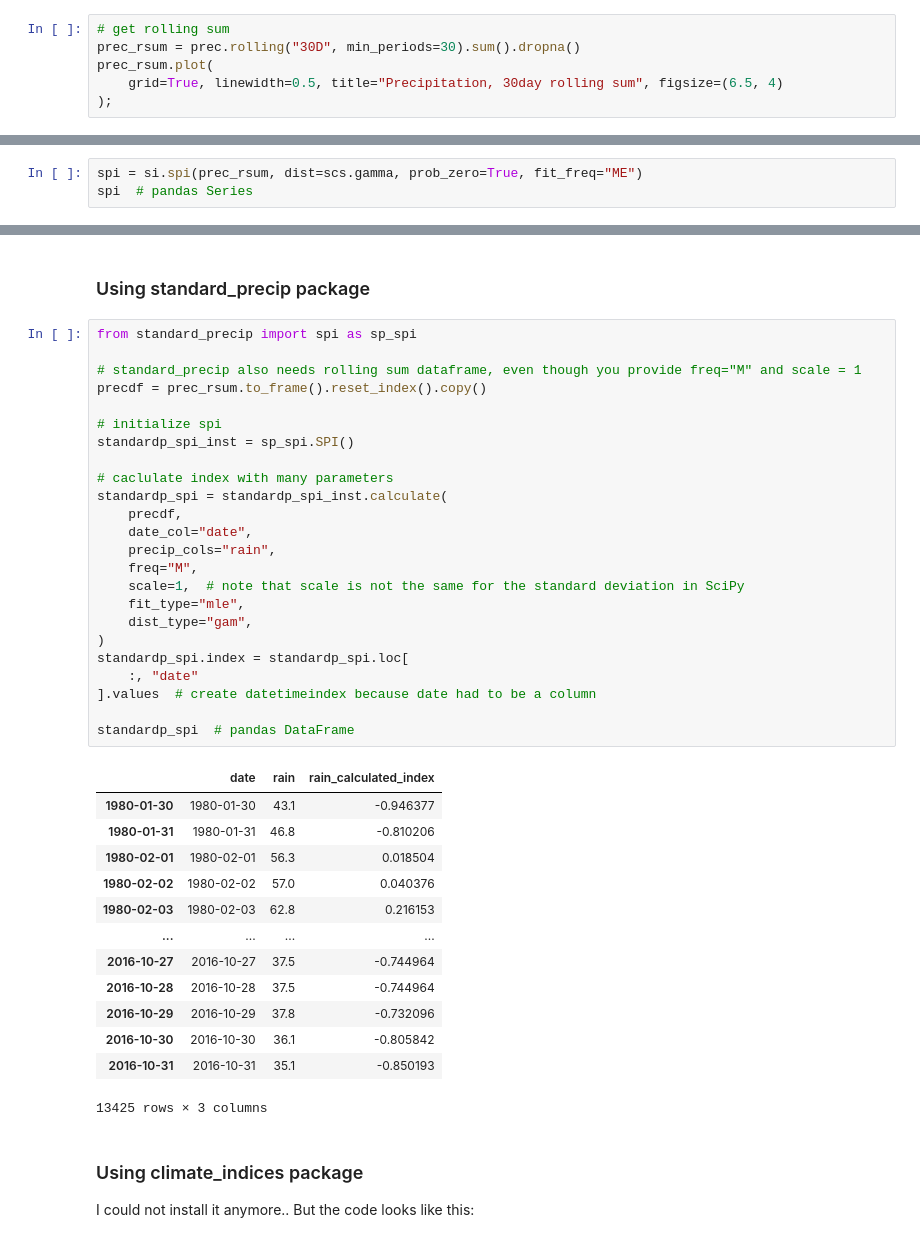
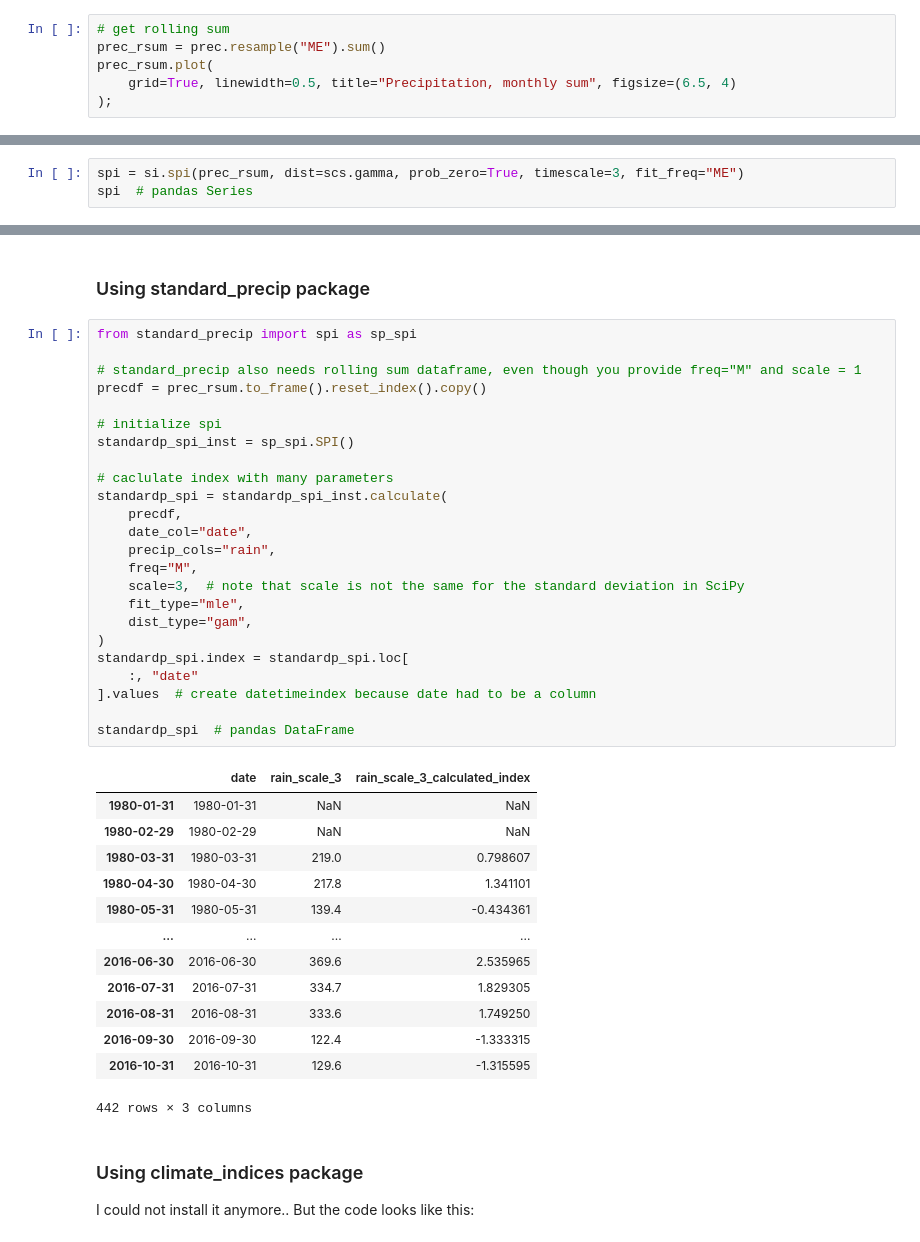
Before and after one commit to martinvonk/SPEI, a Jupyter notebook: doc/examples/example04_package_comparison.ipynb, the cells around one changed output, grey strips where cells are left out. Cells and saved outputs as stored; diff of their text form.

```diff
--- a/doc/examples/example04_package_comparison.ipynb
+++ b/doc/examples/example04_package_comparison.ipynb
@@ -32,8 +40,8 @@ prec.plot(grid=True, linewidth=0.5, title="Precipitation", figsize=(6.5, 4));
 [figure]
 # %%
 # get rolling sum
-prec_rsum = prec.rolling("30D", min_periods=30).sum().dropna()
+prec_rsum = prec.resample("ME").sum()
 prec_rsum.plot(
-    grid=True, linewidth=0.5, title="Precipitation, 30day rolling sum", figsize=(6.5, 4)
+    grid=True, linewidth=0.5, title="Precipitation, monthly sum", figsize=(6.5, 4)
 );
 # %% [output]
@@ -43,7 +51,7 @@ prec_rsum.plot(
 
 ### Using SPEI package
 # %%
-spi = si.spi(prec_rsum, dist=scs.gamma, prob_zero=True, fit_freq="ME")
+spi = si.spi(prec_rsum, dist=scs.gamma, prob_zero=True, timescale=3, fit_freq="ME")
 spi  # pandas Series
 # %% [output]
 date
@@ -64,41 +72,41 @@ Length: 13425, dtype: float64
 # %%
 from standard_precip import spi as sp_spi
 
 # standard_precip also needs rolling sum dataframe, even though you provide freq="M" and scale = 1
 precdf = prec_rsum.to_frame().reset_index().copy()
 
 # initialize spi
 standardp_spi_inst = sp_spi.SPI()
 
 # caclulate index with many parameters
 standardp_spi = standardp_spi_inst.calculate(
     precdf,
     date_col="date",
     precip_cols="rain",
     freq="M",
-    scale=1,  # note that scale is not the same for the standard deviation in SciPy
+    scale=3,  # note that scale is not the same for the standard deviation in SciPy
     fit_type="mle",
     dist_type="gam",
 )
 standardp_spi.index = standardp_spi.loc[
     :, "date"
 ].values  # create datetimeindex because date had to be a column
 
 standardp_spi  # pandas DataFrame
 # %% [output]
-|  | date | rain | rain_calculated_index |
-| 1980-01-30 | 1980-01-30 | 43.1 | -0.946377 |
-| 1980-01-31 | 1980-01-31 | 46.8 | -0.810206 |
-| 1980-02-01 | 1980-02-01 | 56.3 | 0.018504 |
-| 1980-02-02 | 1980-02-02 | 57.0 | 0.040376 |
-| 1980-02-03 | 1980-02-03 | 62.8 | 0.216153 |
+|  | date | rain_scale_3 | rain_scale_3_calculated_index |
+| 1980-01-31 | 1980-01-31 | NaN | NaN |
+| 1980-02-29 | 1980-02-29 | NaN | NaN |
+| 1980-03-31 | 1980-03-31 | 219.0 | 0.798607 |
+| 1980-04-30 | 1980-04-30 | 217.8 | 1.341101 |
+| 1980-05-31 | 1980-05-31 | 139.4 | -0.434361 |
 | ... | ... | ... | ... |
-| 2016-10-27 | 2016-10-27 | 37.5 | -0.744964 |
-| 2016-10-28 | 2016-10-28 | 37.5 | -0.744964 |
-| 2016-10-29 | 2016-10-29 | 37.8 | -0.732096 |
-| 2016-10-30 | 2016-10-30 | 36.1 | -0.805842 |
-| 2016-10-31 | 2016-10-31 | 35.1 | -0.850193 |
+| 2016-06-30 | 2016-06-30 | 369.6 | 2.535965 |
+| 2016-07-31 | 2016-07-31 | 334.7 | 1.829305 |
+| 2016-08-31 | 2016-08-31 | 333.6 | 1.749250 |
+| 2016-09-30 | 2016-09-30 | 122.4 | -1.333315 |
+| 2016-10-31 | 2016-10-31 | 129.6 | -1.315595 |
-13425 rows × 3 columns
+442 rows × 3 columns
 # %% [markdown]
 ### Using climate_indices package
 
```
Also changed, not shown: parts of 7 cells of this notebook.
